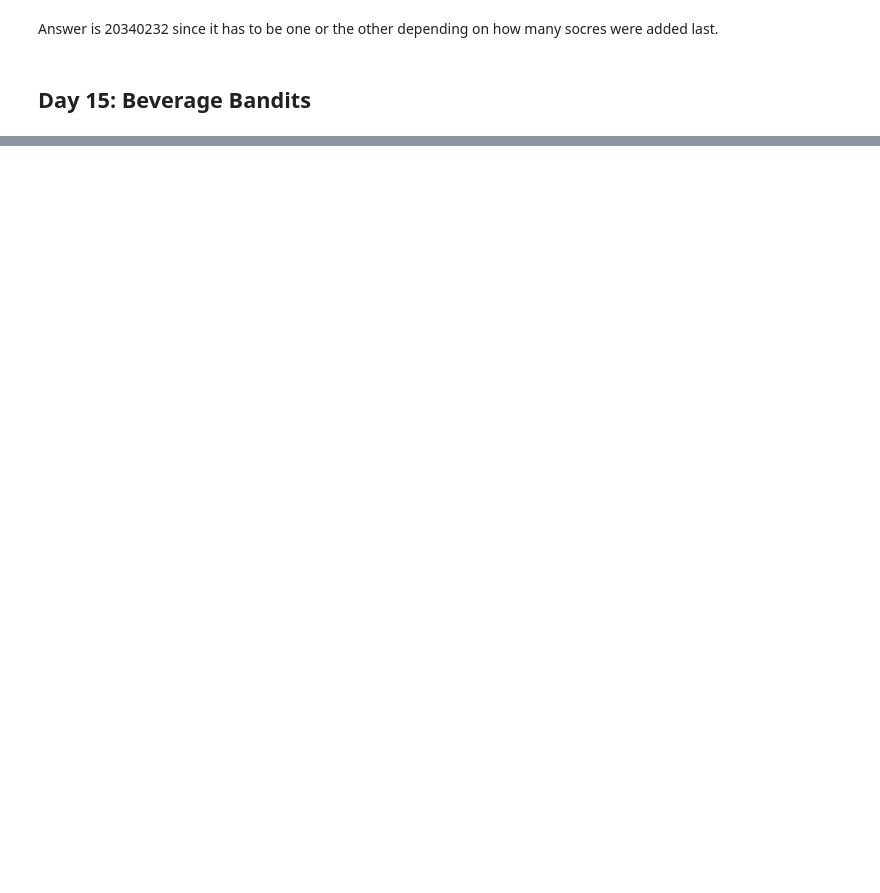
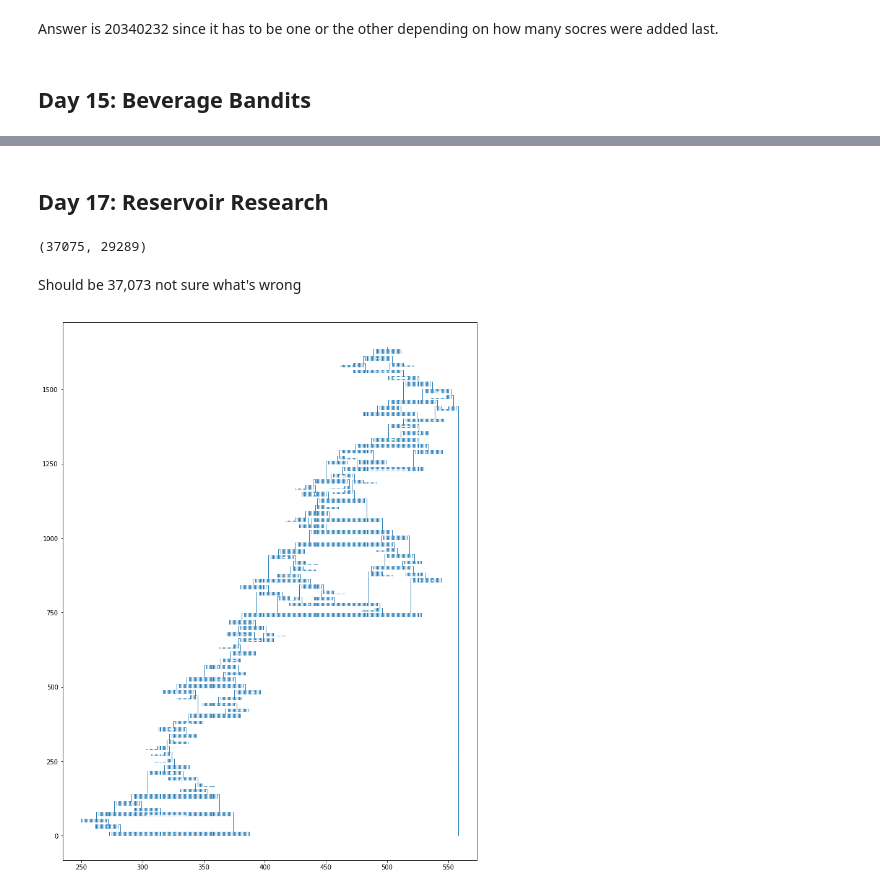
Before and after one commit to jeffreyrosenbluth/AoC2018, a Jupyter notebook: AdventOfcode_2018.ipynb, the cells around one changed output, grey strips where cells are left out. Drawn from its saved outputs; the diff is of its cells as text; code cells hidden in the pictures; blank space fills up the shorter version.

```diff
--- a/AdventOfcode_2018.ipynb
+++ b/AdventOfcode_2018.ipynb
@@ -1305,0 +1509,22 @@ play(data15)
+# %% [markdown]
+## Day 17: Reservoir Research
+# %%
+data17 = Input(17,lambda x: x.rstrip().split(', '))
+data17 = tuple([sorted(t) for t in data17])
+data17 = tuple([mapt(integers, x) for x in data17])
+
+sample17 = """x=495, y=2..7
+y=7, x=495..501
+x=501, y=3..7
+x=498, y=2..4
+x=506, y=1..2
+x=498, y=10..13
+x=504, y=10..13
+y=13, x=498..504
+"""
+
+sample17 = sample17.split('\n')
+sample17 = sample17[:-1]
+sample17 = [x.split(', ') for x in sample17]
+sample17 = tuple([sorted(t) for t in sample17])
+sample17 = tuple([mapt(integers, x) for x in sample17])
@@ -1305,0 +1627,18 @@ play(data15)
+# %%
+import sys
+# sys.setrecursionlimit(50000)
+wet = set()
+waters = set()
+s = drips(Point2D(500, 0), clay(data17), waters, wet)
+print(s)
+# %% [output]
+(37075, 29289)
+# %% [markdown]
+Should be 37,073 not sure what's wrong
+# %%
+# show17(clay(data17), waters, wet)
+import matplotlib
+matplotlib.rcParams["figure.figsize"] = (12, 16)
+draw17(waters.union(wet))
+# %% [output]
+[figure, added]
```
Also changed, not shown: parts of 32 cells of this notebook.
